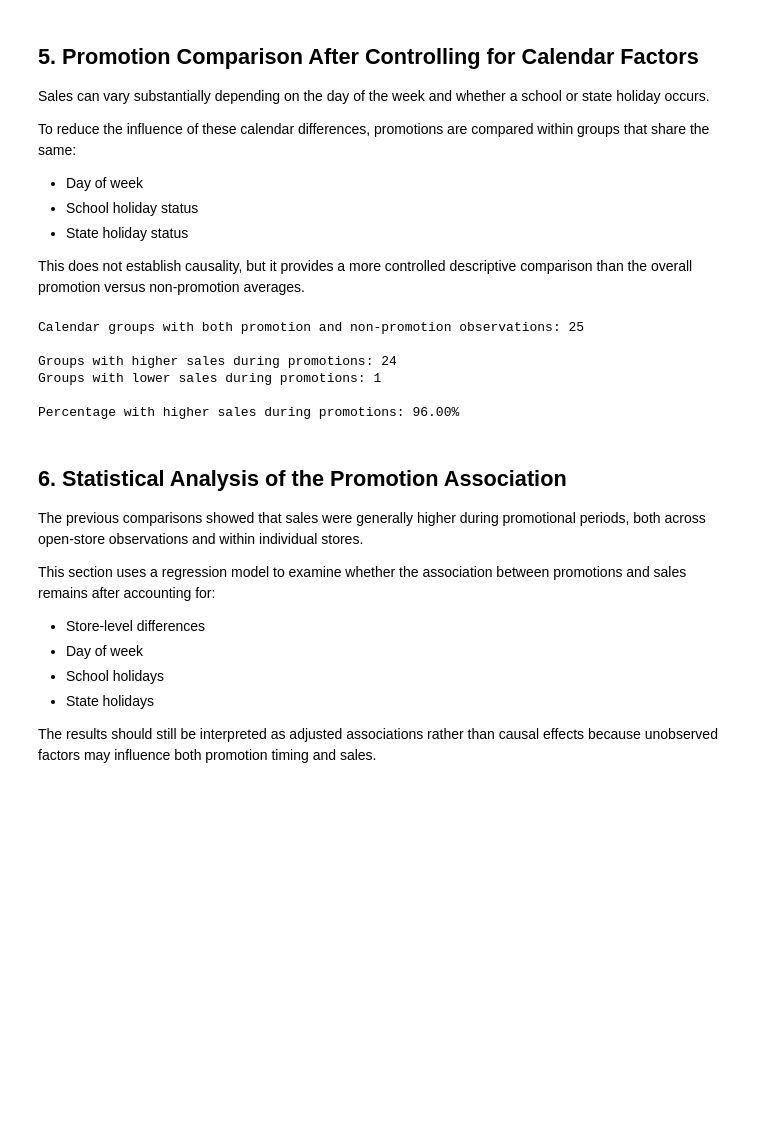
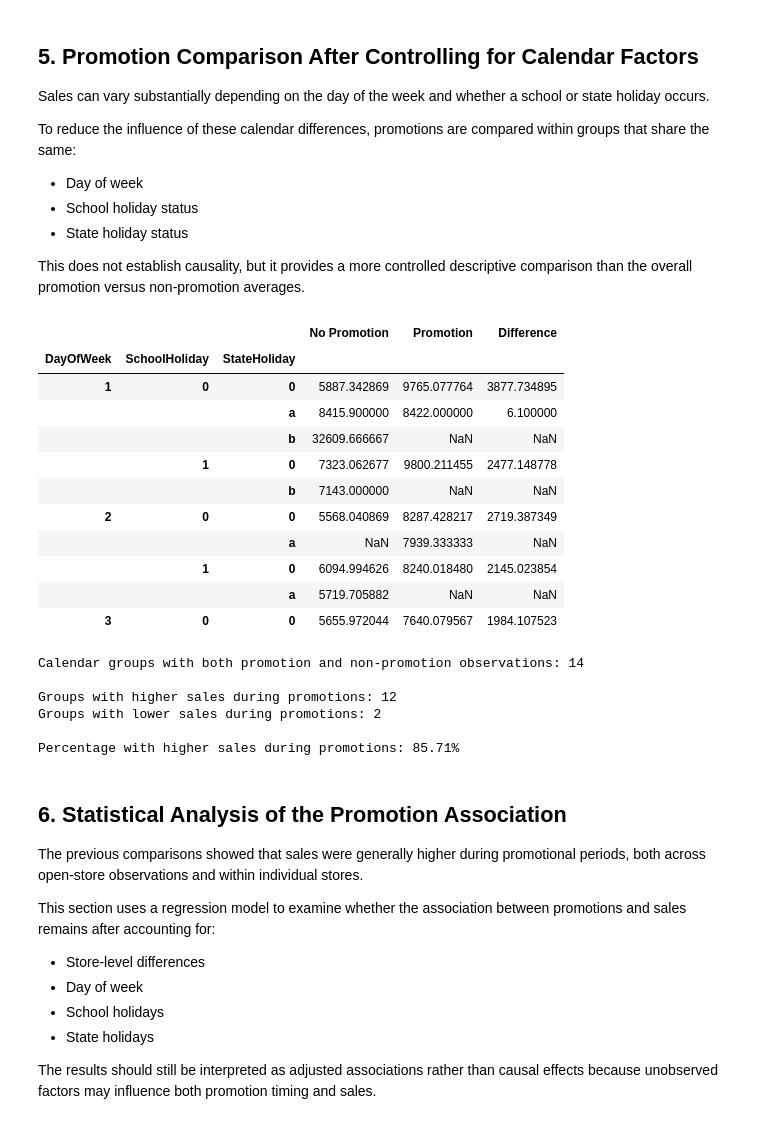
Before and after one commit to pradeepv777/retail-demand-forecast-api, a Jupyter notebook: notebooks/05_promotion_analysis.ipynb, the cells around one changed output. Saved outputs shown, nothing was run; the diff lists cells and outputs as text; code cells hidden in the pictures; blank space fills up the shorter version.

```diff
--- a/notebooks/05_promotion_analysis.ipynb
+++ b/notebooks/05_promotion_analysis.ipynb
@@ -187,20 +232,29 @@ This does not establish causality, but it provides a more controlled descriptive
 # %%
 calendar_promo_sales = (
     df_open.groupby(
         ["DayOfWeek", "SchoolHoliday", "StateHoliday", "Promo"]
-    )["Sales"]
-    .mean()
-    .unstack()
-)
+    )["Sales"].mean().unstack())
 
 calendar_promo_sales.columns = ["No Promotion", "Promotion"]
 
 calendar_promo_sales["Difference"] = (
-    calendar_promo_sales["Promotion"]
-    - calendar_promo_sales["No Promotion"]
+    calendar_promo_sales["Promotion"] - calendar_promo_sales["No Promotion"]
 )
 
 calendar_promo_sales.head(10)
+# %% [output]
+|  |  |  | No Promotion | Promotion | Difference |
+| DayOfWeek | SchoolHoliday | StateHoliday |  |  |  |
+| 1 | 0 | 0 | 5887.342869 | 9765.077764 | 3877.734895 |
+|  |  | a | 8415.900000 | 8422.000000 | 6.100000 |
+|  |  | b | 32609.666667 | NaN | NaN |
+|  | 1 | 0 | 7323.062677 | 9800.211455 | 2477.148778 |
+|  |  | b | 7143.000000 | NaN | NaN |
+| 2 | 0 | 0 | 5568.040869 | 8287.428217 | 2719.387349 |
+|  |  | a | NaN | 7939.333333 | NaN |
+|  | 1 | 0 | 6094.994626 | 8240.018480 | 2145.023854 |
+|  |  | a | 5719.705882 | NaN | NaN |
+| 3 | 0 | 0 | 5655.972044 | 7640.079567 | 1984.107523 |
 # %%
 # Keep only calendar groups with both promotion and non-promotion observations
 valid_calendar_groups = calendar_promo_sales.dropna(
@@ -210,6 +264,11 @@ higher_calendar_groups = (
 lower_calendar_groups = (
     valid_calendar_groups["Difference"] < 0).sum()
 
+"""
+Groups Example -
+Group 1: (Monday, No School Holiday, No State Holiday) A standard regular Monday.
+Group 2: (Monday, School Holiday, No State Holiday) A Monday during school vacation.
+"""
 print(
     "Calendar groups with both promotion and non-promotion observations:",
     len(valid_calendar_groups))
@@ -223,12 +282,12 @@ print(
     f"\nPercentage with higher sales during promotions: "
     f"{higher_calendar_groups / len(valid_calendar_groups) * 100:.2f}%")
 # %% [output]
-Calendar groups with both promotion and non-promotion observations: 25
+Calendar groups with both promotion and non-promotion observations: 14
 
-Groups with higher sales during promotions: 24
-Groups with lower sales during promotions: 1
+Groups with higher sales during promotions: 12
+Groups with lower sales during promotions: 2
 
-Percentage with higher sales during promotions: 96.00%
+Percentage with higher sales during promotions: 85.71%
 # %% [markdown]
 ## 6. Statistical Analysis of the Promotion Association
 
```
Also changed, not shown: parts of 12 cells of this notebook, 2 other files.
